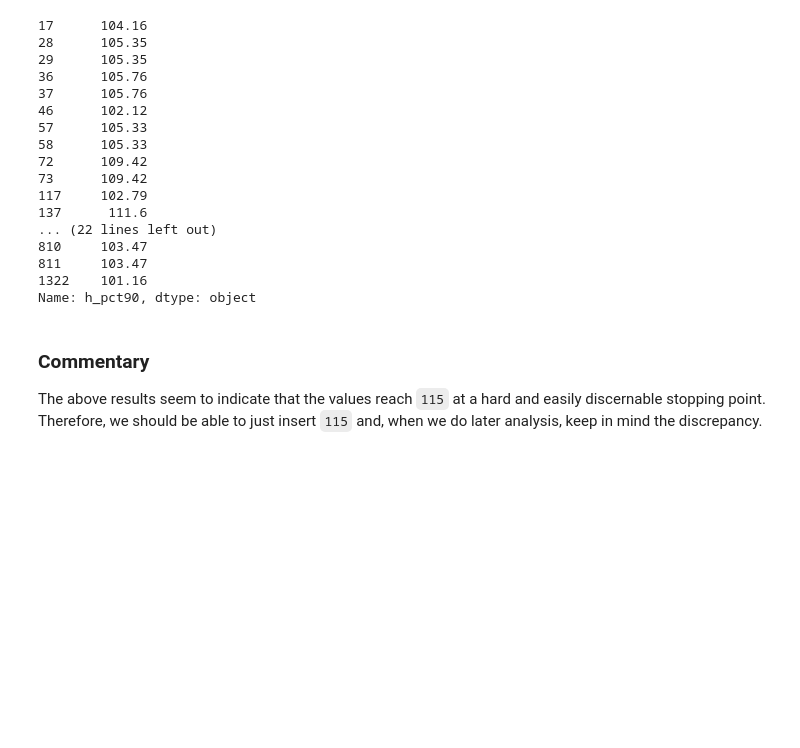
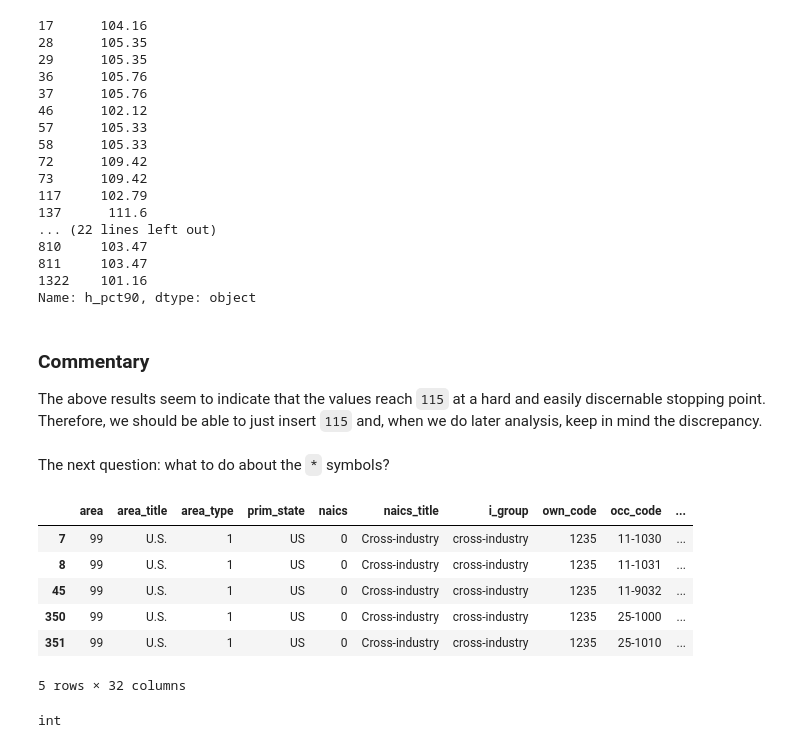
Before and after one commit to blue-santa/comparing-training-req-to-salary-exp, a Jupyter notebook: notebooks/2026-03-29-00-train_reward_compare_bls_data_rough_wrangling.ipynb, the cells around one changed output. Drawn from its saved outputs; the diff is of its cells as text; code cells hidden in the pictures; blank space fills up the shorter version.

```diff
--- a/notebooks/2026-03-29-00-train_reward_compare_bls_data_rough_wrangling.ipynb
+++ b/notebooks/2026-03-29-00-train_reward_compare_bls_data_rough_wrangling.ipynb
@@ -528,3 +548,19 @@ Name: h_pct90, dtype: object
 ### Commentary
 
 The above results seem to indicate that the values reach `115` at a hard and easily discernable stopping point. Therefore, we should be able to just insert `115` and, when we do later analysis, keep in mind the discrepancy.
+# %% [markdown]
+The next question: what to do about the `*` symbols?
+# %%
+nat_data[nat_data['h_pct90'] == '*'].head()
+# %% [output]
+|  | area | area_title | area_type | prim_state | naics | naics_title | i_group | own_code | occ_code | ... |
+| 7 | 99 | U.S. | 1 | US | 0 | Cross-industry | cross-industry | 1235 | 11-1030 | ... |
+| 8 | 99 | U.S. | 1 | US | 0 | Cross-industry | cross-industry | 1235 | 11-1031 | ... |
+| 45 | 99 | U.S. | 1 | US | 0 | Cross-industry | cross-industry | 1235 | 11-9032 | ... |
+| 350 | 99 | U.S. | 1 | US | 0 | Cross-industry | cross-industry | 1235 | 25-1000 | ... |
+| 351 | 99 | U.S. | 1 | US | 0 | Cross-industry | cross-industry | 1235 | 25-1010 | ... |
+5 rows × 32 columns
+# %%
+type(nat_data.loc[nat_data['h_pct90'] == '*','a_pct10'].values[0])
+# %% [output]
+int
```
Also changed, not shown: parts of 11 cells of this notebook.
